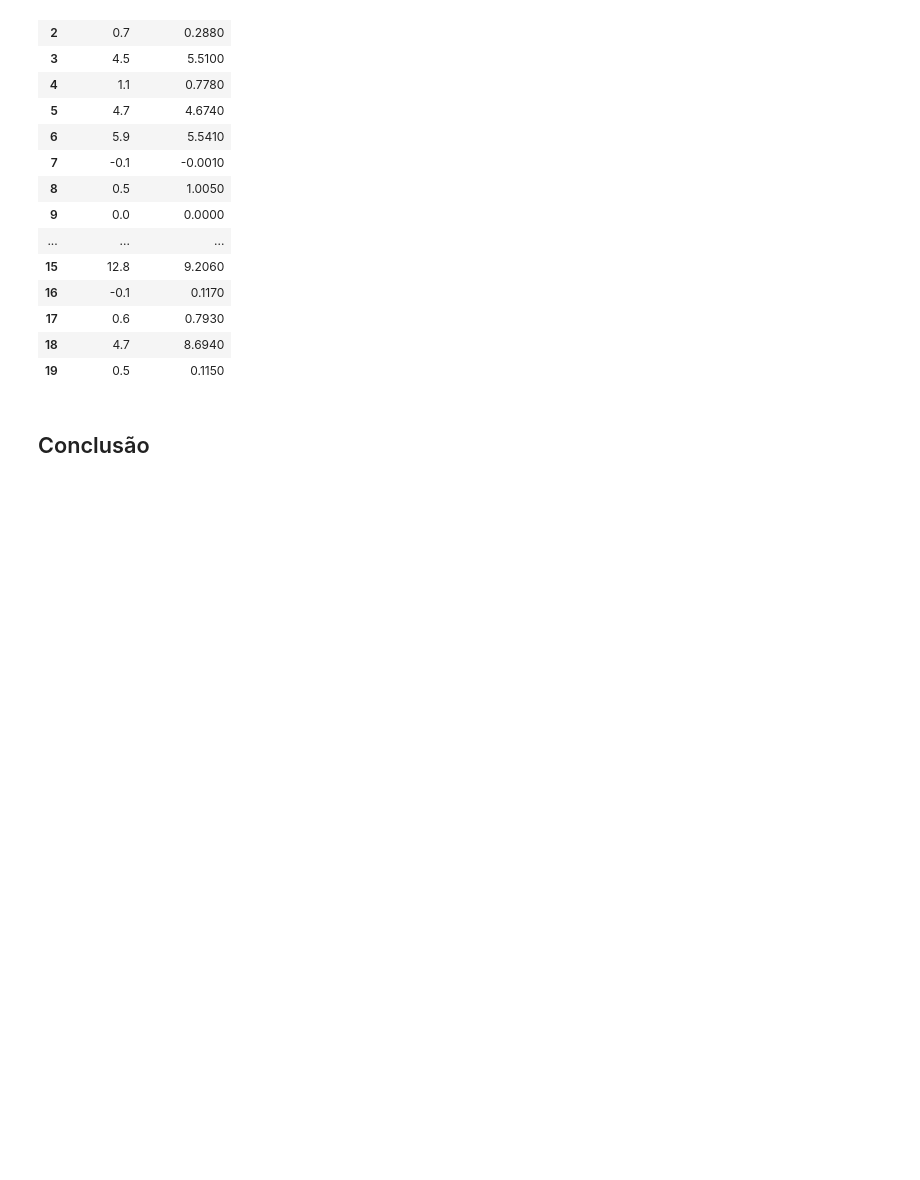
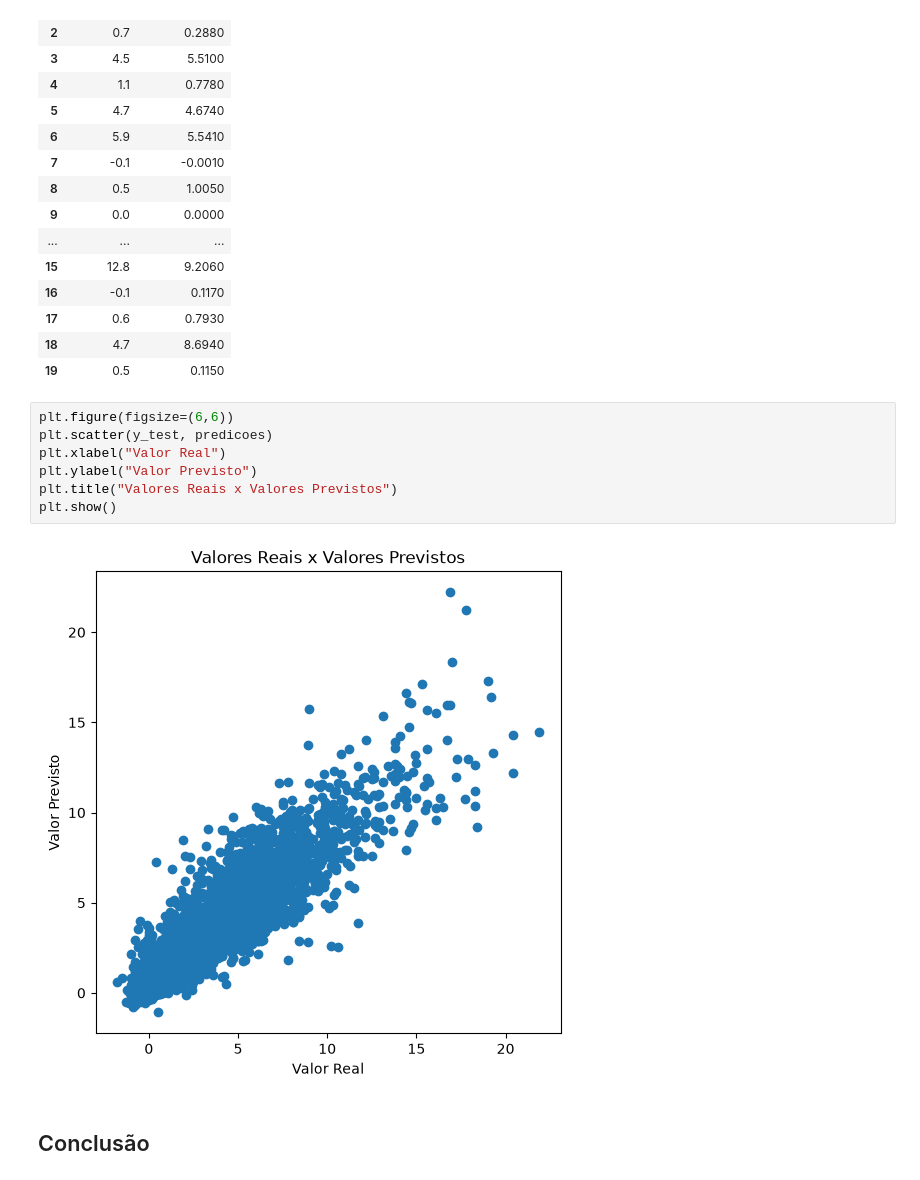
Before and after one commit to arrualuiz/56-machine-learning-nba, a Jupyter notebook: nba2.ipynb, the cells around one changed output. Saved outputs shown, nothing was run; the diff lists cells and outputs as text; blank space fills up the shorter version.

```diff
--- a/nba2.ipynb
+++ b/nba2.ipynb
@@ -226,6 +244,15 @@ resultado.head(20)
 | 17 | 0.6 | 0.7930 |
 | 18 | 4.7 | 8.6940 |
 | 19 | 0.5 | 0.1150 |
+# %%
+plt.figure(figsize=(6,6))
+plt.scatter(y_test, predicoes)
+plt.xlabel("Valor Real")
+plt.ylabel("Valor Previsto")
+plt.title("Valores Reais x Valores Previstos")
+plt.show()
+# %% [output]
+[figure, added]
 # %% [markdown]
 ## Conclusão
 # %% [markdown]
```
Also changed, not shown: parts of 6 cells of this notebook.
